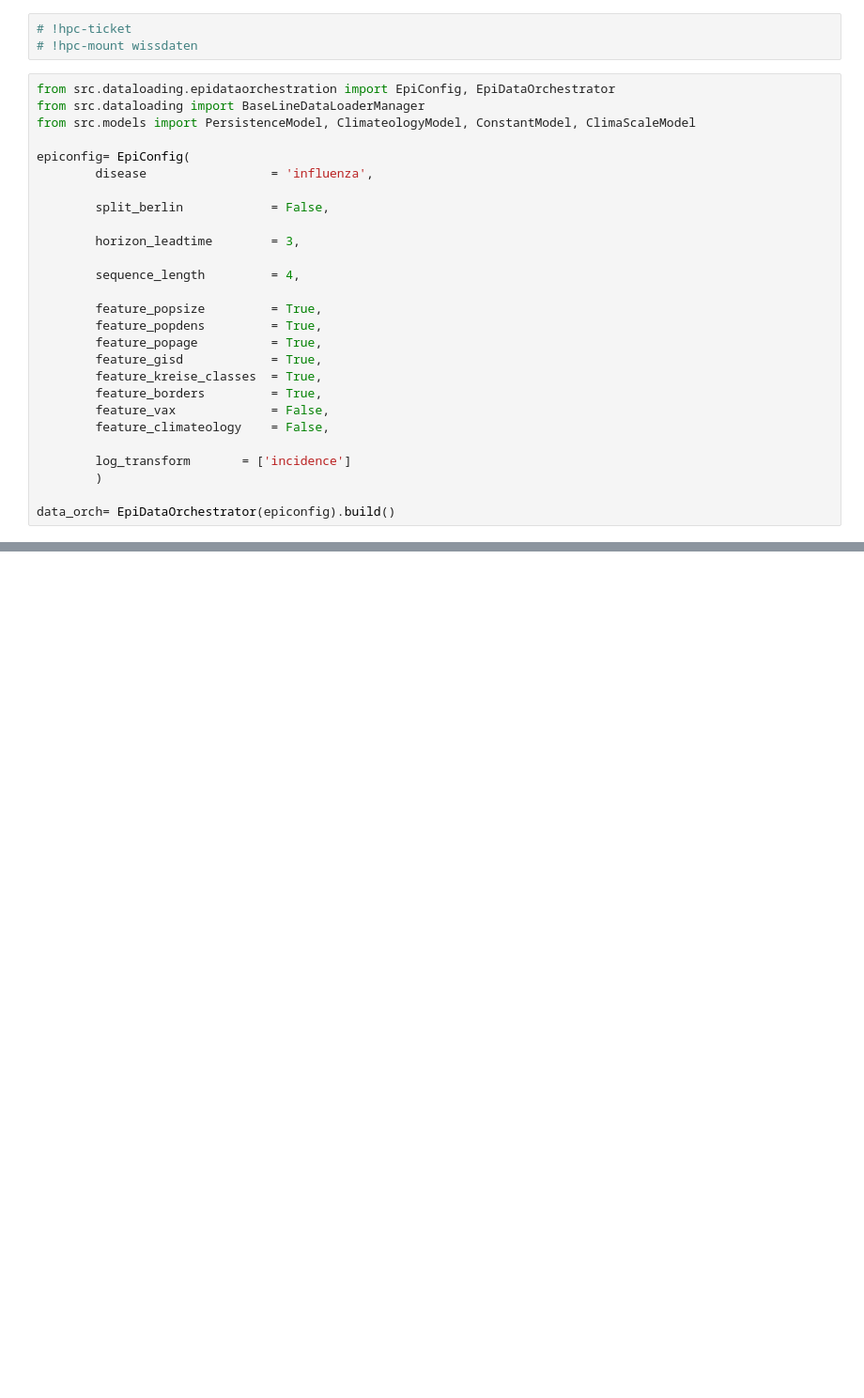
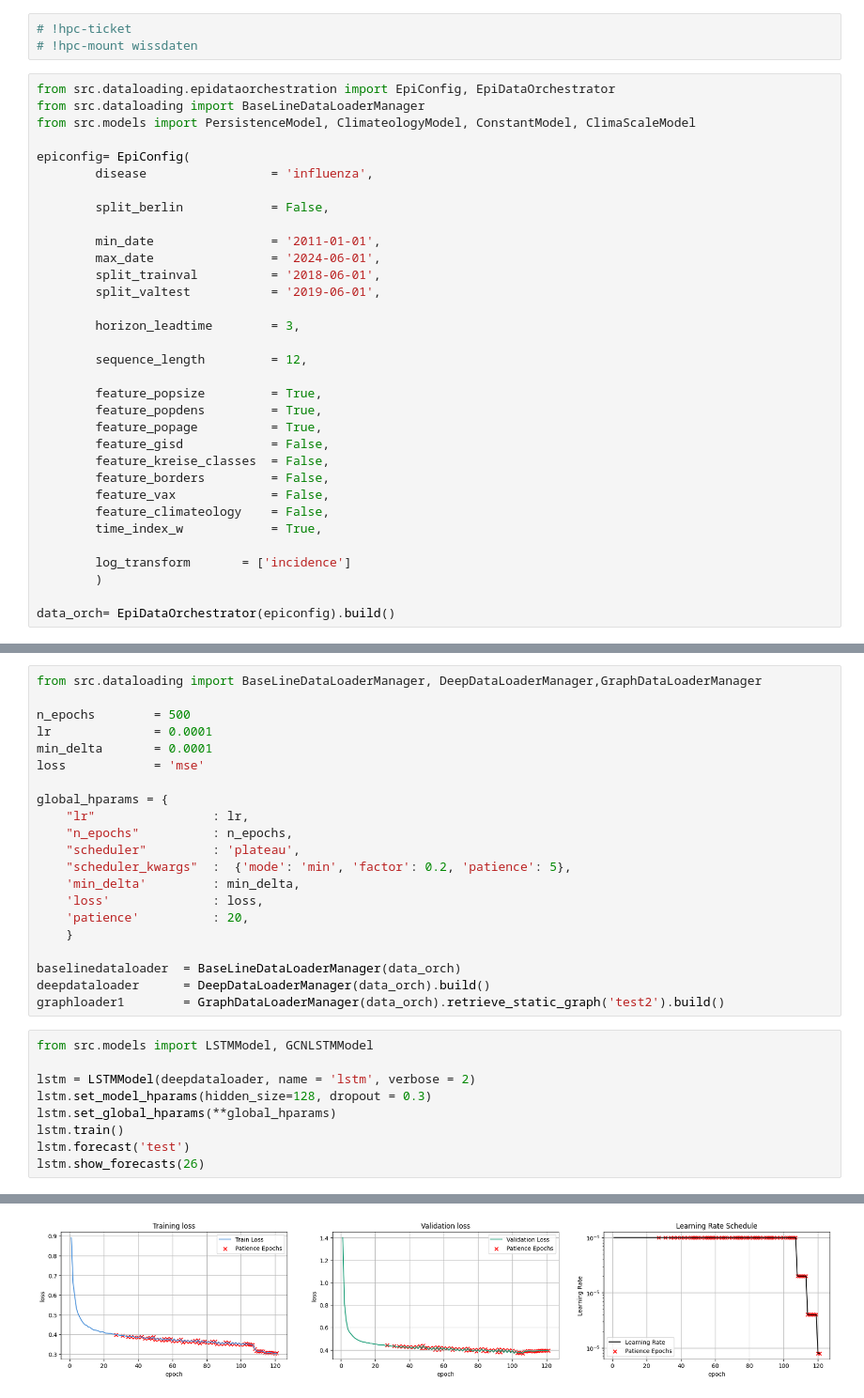
Before and after one commit to stends2001/infectious_disease_gnn, a Jupyter notebook: src/notebooks/_updating_dataloading.ipynb, the cells around one changed output, grey strips where cells are left out. Shown at 94% size. Saved outputs shown, nothing was run; the diff lists cells and outputs as text; blank space fills up the shorter version.

```diff
--- a/src/notebooks/_updating_dataloading.ipynb
+++ b/src/notebooks/_updating_dataloading.ipynb
@@ -11,18 +11,24 @@ epiconfig= EpiConfig(
 
         split_berlin            = False,
 
+        min_date                = '2011-01-01',
+        max_date                = '2024-06-01',
+        split_trainval          = '2018-06-01',
+        split_valtest           = '2019-06-01',
+
         horizon_leadtime        = 3,
 
-        sequence_length         = 4,
+        sequence_length         = 12,
 
         feature_popsize         = True,
         feature_popdens         = True,
         feature_popage          = True,
-        feature_gisd            = True,
-        feature_kreise_classes  = True,
-        feature_borders         = True,
+        feature_gisd            = False,
+        feature_kreise_classes  = False,
+        feature_borders         = False,
         feature_vax             = False,
         feature_climateology    = False,
+        time_index_w            = True,
 
         log_transform       = ['incidence']
         )
@@ -51,0 +60,31 @@ climascale.forecast('test')
+# %%
+from src.dataloading import BaseLineDataLoaderManager, DeepDataLoaderManager,GraphDataLoaderManager
+
+n_epochs        = 500
+lr              = 0.0001
+min_delta       = 0.0001
+loss            = 'mse'
+
+global_hparams = {
+    "lr"                : lr,
+    "n_epochs"          : n_epochs,
+    "scheduler"         : 'plateau',
+    "scheduler_kwargs"  :  {'mode': 'min', 'factor': 0.2, 'patience': 5},
+    'min_delta'         : min_delta,
+    'loss'              : loss,
+    'patience'          : 20,
+    }
+
+baselinedataloader  = BaseLineDataLoaderManager(data_orch)
+deepdataloader      = DeepDataLoaderManager(data_orch).build()
+graphloader1        = GraphDataLoaderManager(data_orch).retrieve_static_graph('test2').build()
+# %%
+from src.models import LSTMModel, GCNLSTMModel
+
+lstm = LSTMModel(deepdataloader, name = 'lstm', verbose = 2)
+lstm.set_model_hparams(hidden_size=128, dropout = 0.3)
+lstm.set_global_hparams(**global_hparams)
+lstm.train()
+lstm.forecast('test')
+lstm.show_forecasts(26)
+# %% [output]
@@ -51,0 +112 @@ climascale.forecast('test')
+[figure, added]
```
Also changed, not shown: parts of 15 cells of this notebook, 3 other files.
